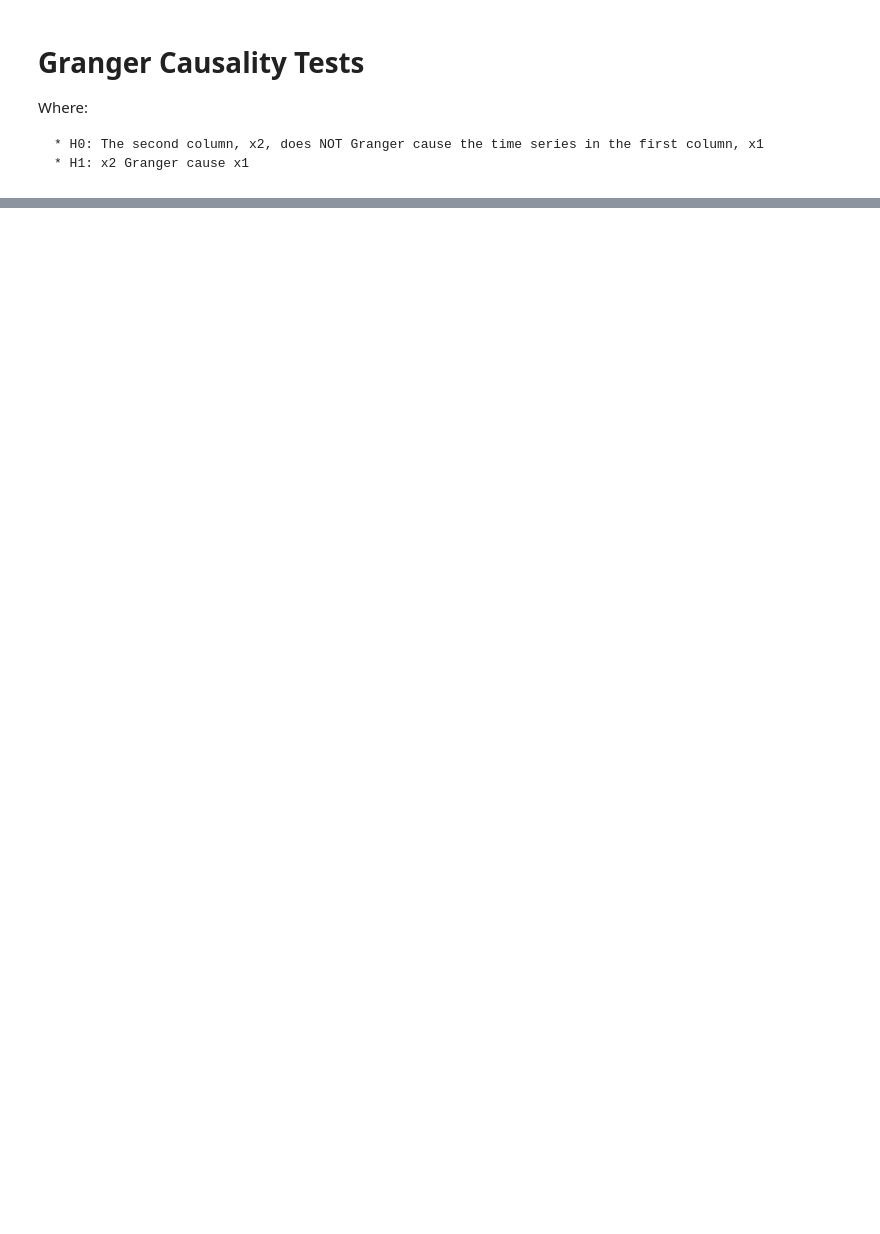
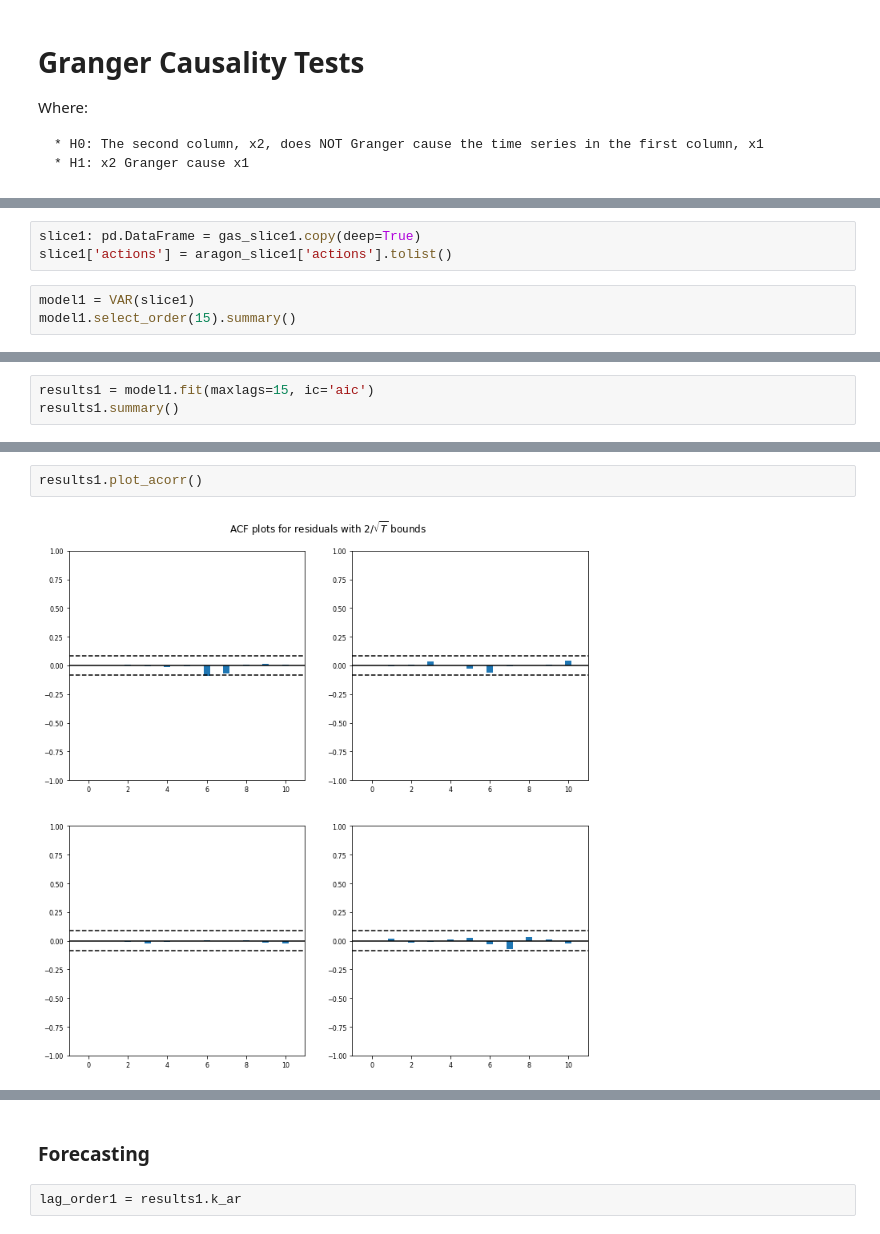
Before and after one commit to Grasia/gas-dao-activity, a Jupyter notebook: gas_seasonality.ipynb, the cells around one changed output, grey strips where cells are left out. Drawn from its saved outputs; the diff is of its cells as text; blank space fills up the shorter version.

```diff
--- a/gas_seasonality.ipynb
+++ b/gas_seasonality.ipynb
@@ -401,0 +383,6 @@ parameter F test:         F=1.1967  , p=0.3123  , df_denom=191, df_num=5
+# %%
+slice1: pd.DataFrame = gas_slice1.copy(deep=True)
+slice1['actions'] = aragon_slice1['actions'].tolist()
+# %%
+model1 = VAR(slice1)
+model1.select_order(15).summary()
@@ -401,0 +408,3 @@ parameter F test:         F=1.1967  , p=0.3123  , df_denom=191, df_num=5
+# %%
+results1 = model1.fit(maxlags=15, ic='aic')
+results1.summary()
@@ -401,0 +429,4 @@ parameter F test:         F=1.1967  , p=0.3123  , df_denom=191, df_num=5
+# %%
+results1.plot_acorr()
+# %% [output]
+[figure, added]
@@ -401,0 +434,4 @@ parameter F test:         F=1.1967  , p=0.3123  , df_denom=191, df_num=5
+# %% [markdown]
+### Forecasting
+# %%
+lag_order1 = results1.k_ar
```
Also changed, not shown: parts of 59 cells of this notebook.
